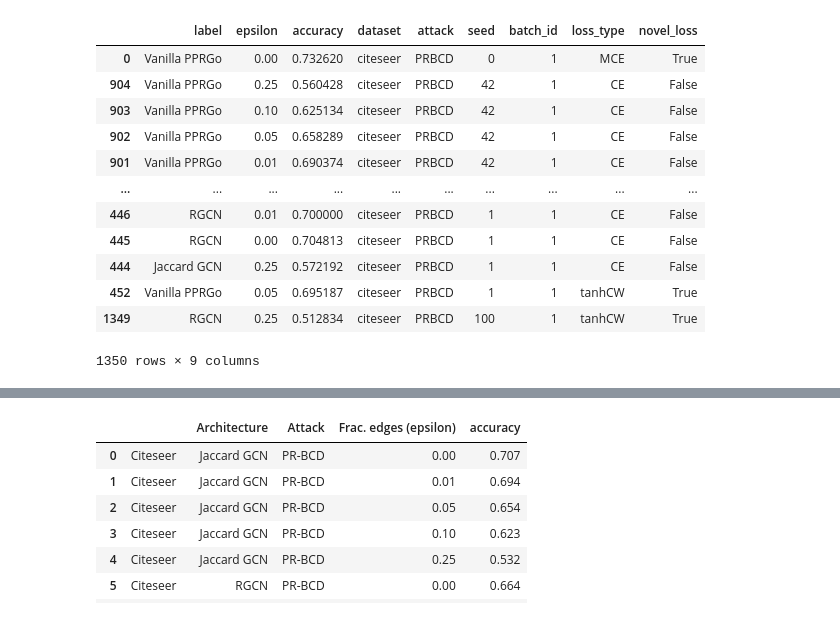
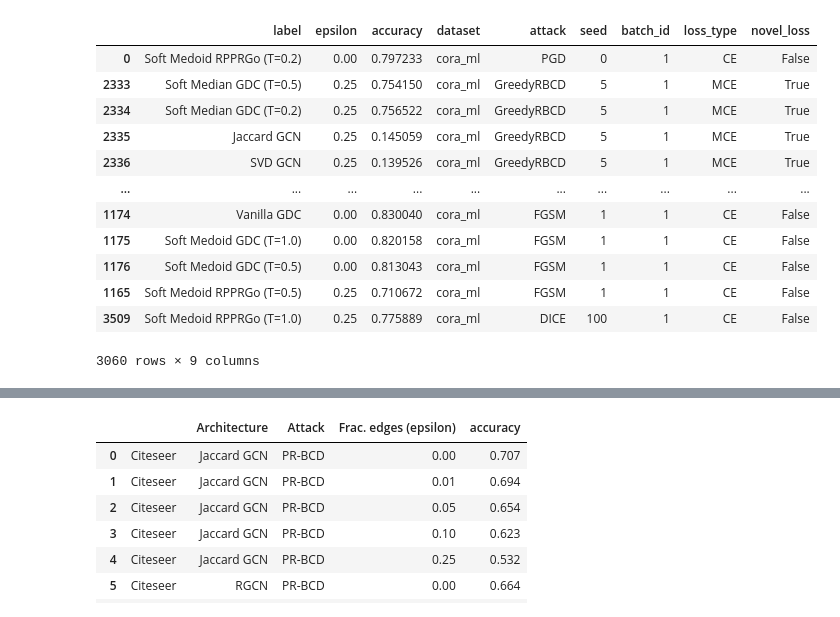
Before and after one commit to sigeisler/robustness_of_gnns_at_scale, a Jupyter notebook: notebooks/Results - Attacks Global.ipynb, the cells around one changed output, grey strips where cells are left out. Drawn from its saved outputs; the diff is of its cells as text; code cells hidden in the pictures.

Commit message:
local/global attack eval notebook

```diff
--- a/notebooks/Results - Attacks Evasion Transfer.ipynb
+++ b/notebooks/Results - Attacks Global.ipynb
@@ -13,45 +15,46 @@ pd.set_option('display.max_rows', 150)
 # %%
-df_experiments = seml.get_results('kdd21_attack_evasion_transfer_prbcd',
+df_experiments = seml.get_results('rgnn_global_attacks',
                                   to_data_frame=True,
                                   fields=['batch_id', 'slurm', 'config', 'result'])
 # %%
 df_results = [
     pd.DataFrame(r)
     for r in df_experiments['result.results']
 ]
 for df_result, (_, df_experiment) in zip(df_results, df_experiments.iterrows()):
     df_result['dataset'] = df_experiment['config.dataset']
     df_result['attack'] = df_experiment['config.attack']
     df_result['seed'] = df_experiment['config.seed']
     df_result['batch_id'] = df_experiment['batch_id']
     df_result['loss_type'] = df_experiment['config.attack_params.loss_type']
+    df_result['loss_type'] = df_result['loss_type'].fillna("CE")
     df_result['novel_loss'] = (
         #(df_experiment['config.attack_params.stop_optimizing_if_label_flipped'] == True)
          (df_experiment['config.attack_params.loss_type'] == 'MCE')
         | (df_experiment['config.attack_params.loss_type'] == 'tanhCW')
     )
 
 df_results = pd.concat(df_results, ignore_index=True)
 df_results = df_results.sort_values('batch_id')
 df_results = df_results.drop_duplicates([
     c for c in df_results.columns if c != 'batch_id' and c != 'accuracy'
 ], keep='last')
 
 df_results
 # %% [output]
 |  | label | epsilon | accuracy | dataset | attack | seed | batch_id | loss_type | novel_loss |
-| 0 | Vanilla PPRGo | 0.00 | 0.732620 | citeseer | PRBCD | 0 | 1 | MCE | True |
-| 904 | Vanilla PPRGo | 0.25 | 0.560428 | citeseer | PRBCD | 42 | 1 | CE | False |
-| 903 | Vanilla PPRGo | 0.10 | 0.625134 | citeseer | PRBCD | 42 | 1 | CE | False |
-| 902 | Vanilla PPRGo | 0.05 | 0.658289 | citeseer | PRBCD | 42 | 1 | CE | False |
-| 901 | Vanilla PPRGo | 0.01 | 0.690374 | citeseer | PRBCD | 42 | 1 | CE | False |
+| 0 | Soft Medoid RPPRGo (T=0.2) | 0.00 | 0.797233 | cora_ml | PGD | 0 | 1 | CE | False |
+| 2333 | Soft Median GDC (T=0.5) | 0.25 | 0.754150 | cora_ml | GreedyRBCD | 5 | 1 | MCE | True |
+| 2334 | Soft Median GDC (T=0.2) | 0.25 | 0.756522 | cora_ml | GreedyRBCD | 5 | 1 | MCE | True |
+| 2335 | Jaccard GCN | 0.25 | 0.145059 | cora_ml | GreedyRBCD | 5 | 1 | MCE | True |
+| 2336 | SVD GCN | 0.25 | 0.139526 | cora_ml | GreedyRBCD | 5 | 1 | MCE | True |
 | ... | ... | ... | ... | ... | ... | ... | ... | ... | ... |
-| 446 | RGCN | 0.01 | 0.700000 | citeseer | PRBCD | 1 | 1 | CE | False |
-| 445 | RGCN | 0.00 | 0.704813 | citeseer | PRBCD | 1 | 1 | CE | False |
-| 444 | Jaccard GCN | 0.25 | 0.572192 | citeseer | PRBCD | 1 | 1 | CE | False |
-| 452 | Vanilla PPRGo | 0.05 | 0.695187 | citeseer | PRBCD | 1 | 1 | tanhCW | True |
-| 1349 | RGCN | 0.25 | 0.512834 | citeseer | PRBCD | 100 | 1 | tanhCW | True |
+| 1174 | Vanilla GDC | 0.00 | 0.830040 | cora_ml | FGSM | 1 | 1 | CE | False |
+| 1175 | Soft Medoid GDC (T=1.0) | 0.00 | 0.820158 | cora_ml | FGSM | 1 | 1 | CE | False |
+| 1176 | Soft Medoid GDC (T=0.5) | 0.00 | 0.813043 | cora_ml | FGSM | 1 | 1 | CE | False |
+| 1165 | Soft Medoid RPPRGo (T=0.5) | 0.25 | 0.710672 | cora_ml | FGSM | 1 | 1 | CE | False |
+| 3509 | Soft Medoid RPPRGo (T=1.0) | 0.25 | 0.775889 | cora_ml | DICE | 100 | 1 | CE | False |
-1350 rows × 9 columns
+3060 rows × 9 columns
 # %%
 dataset_map = {
     'cora_ml': r'Cora ML',
```
Also changed, not shown: parts of 5 cells of this notebook.
